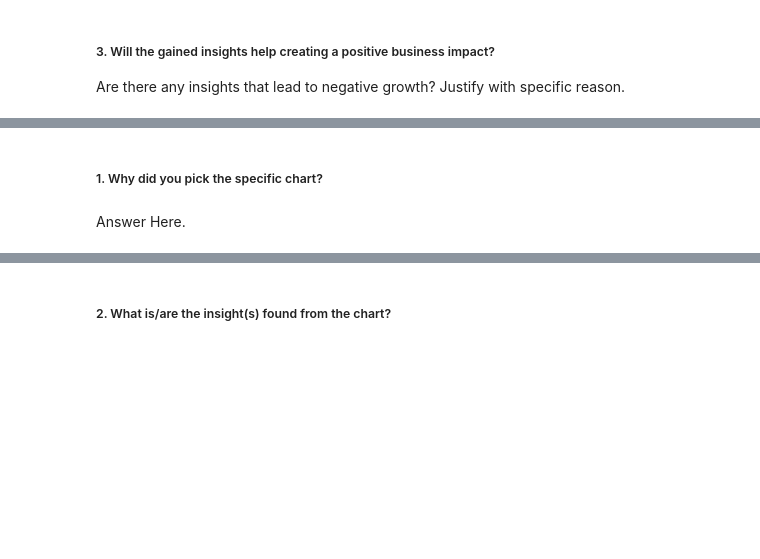
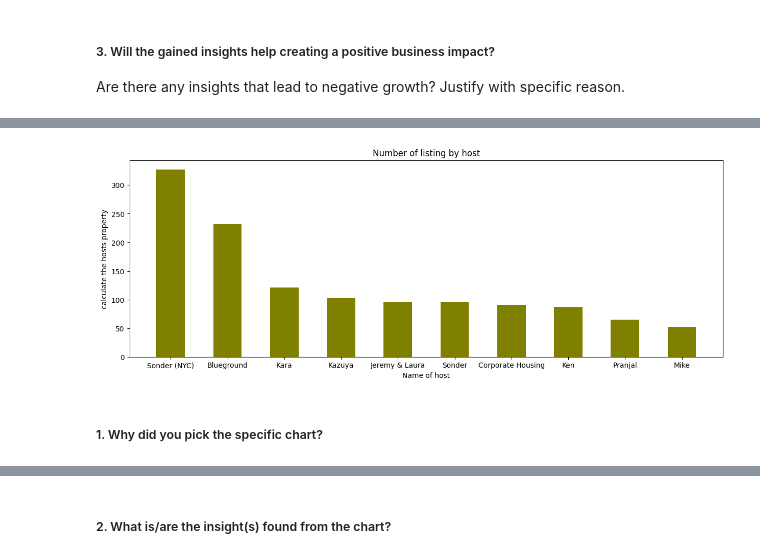
Before and after one commit to OmprakashDebata/Eda-Project-Airbnb, a Jupyter notebook: EDA_Airbnb_Submission.ipynb, the cells around one changed output, grey strips where cells are left out. Drawn from its saved outputs; the diff is of its cells as text; code cells hidden in the pictures; blank space fills up the shorter version.

```diff
--- a/EDA_Airbnb_Submission.ipynb
+++ b/EDA_Airbnb_Submission.ipynb
@@ -620,0 +655,4 @@ Answer Here
+# %%
+properties = airbnb.groupby(["host_id", "host_name"])["calculated_host_listings_count"].max().reset_index()
+properties = properties.sort_values("calculated_host_listings_count", ascending=False).head(10)
+properties
@@ -621,4 +671,15 @@ Answer Here
+# %%
+# Chart - 8 visualization code
+host_property= properties["host_name"]
+count_listing = properties["calculated_host_listings_count"]
+
+fig = plt.figure(figsize=(15,5))
+plt.bar(host_property, count_listing, color="olive", width=0.5)
+plt.title('Number of listing by host')
+plt.xlabel("Name of host")
+plt.ylabel("calculate the hosts property")
+plt.show()
+# %% [output]
+[figure, added]
 # %% [markdown]
 ##### 1. Why did you pick the specific chart?
-# %% [markdown]
-Answer Here.
```
Also changed, not shown: parts of 37 cells of this notebook.
